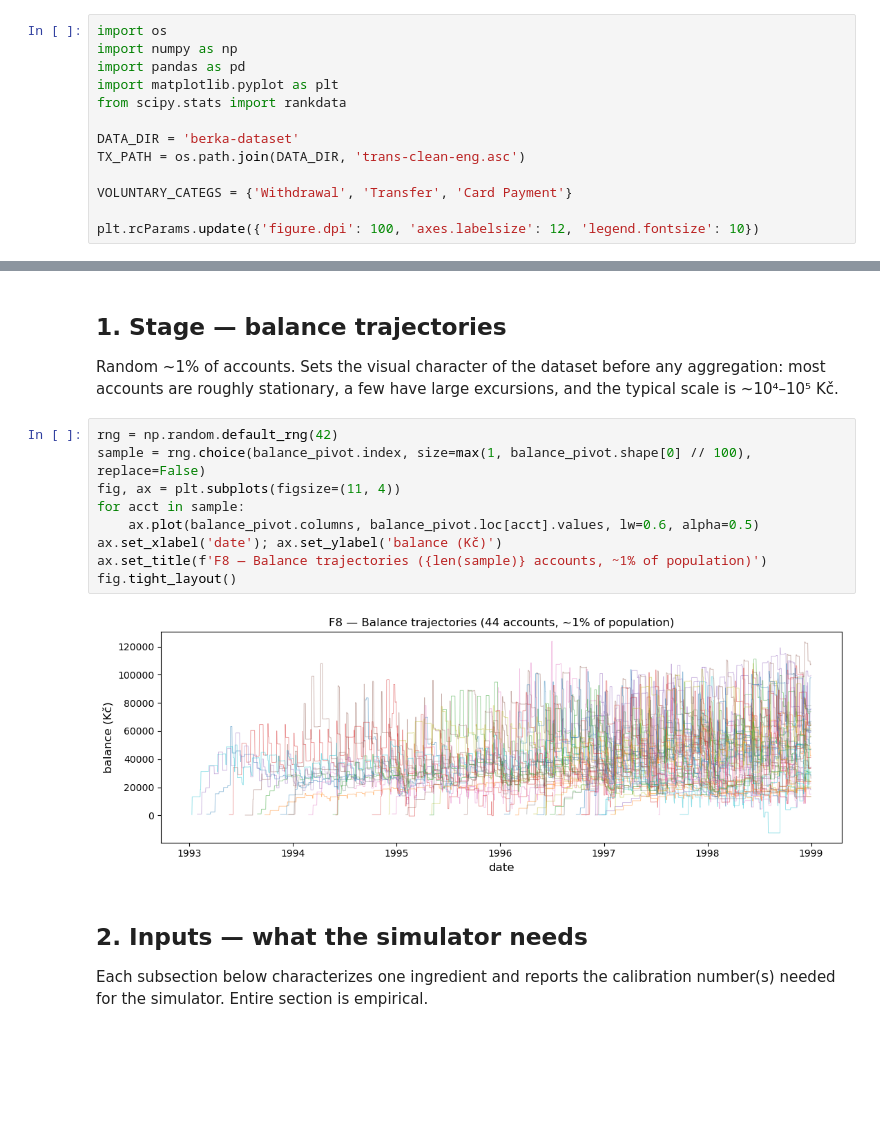
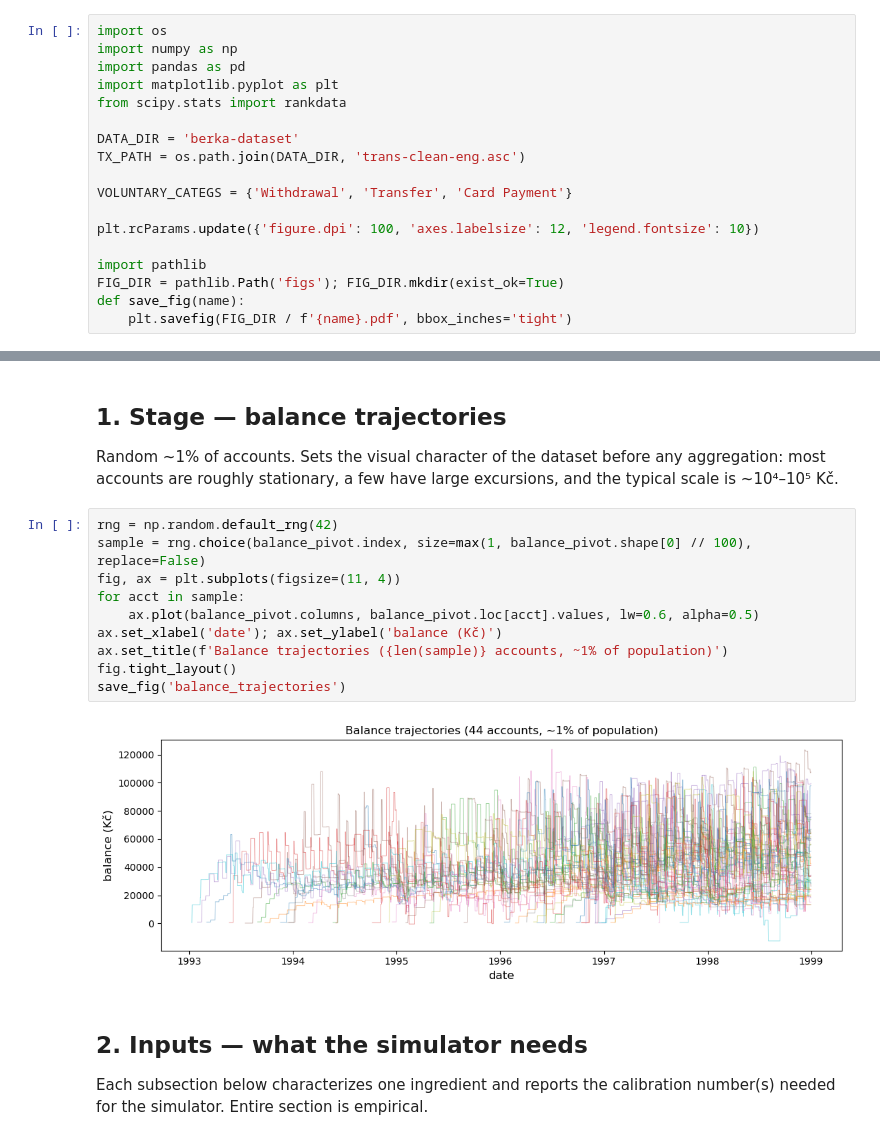
Before and after one commit to carolinamattsson/transactions, a Jupyter notebook: berka/empirical_analysis.ipynb, the cells around one changed output, grey strips where cells are left out. Drawn from its saved outputs; the diff is of its cells as text; blank space fills up the shorter version.

```diff
--- a/berka/empirical_analysis.ipynb
+++ b/berka/empirical_analysis.ipynb
@@ -25,6 +26,11 @@ TX_PATH = os.path.join(DATA_DIR, 'trans-clean-eng.asc')
 VOLUNTARY_CATEGS = {'Withdrawal', 'Transfer', 'Card Payment'}
 
 plt.rcParams.update({'figure.dpi': 100, 'axes.labelsize': 12, 'legend.fontsize': 10})
+
+import pathlib
+FIG_DIR = pathlib.Path('figs'); FIG_DIR.mkdir(exist_ok=True)
+def save_fig(name):
+    plt.savefig(FIG_DIR / f'{name}.pdf', bbox_inches='tight')
 # %%
 from scipy.stats import poisson as _poisson_dist
 from scipy.stats import lognorm as _lognorm_dist
@@ -290,14 +296,15 @@ Random ~1% of accounts. Sets the visual character of the dataset before any aggr
 # %%
 rng = np.random.default_rng(42)
 sample = rng.choice(balance_pivot.index, size=max(1, balance_pivot.shape[0] // 100), replace=False)
 fig, ax = plt.subplots(figsize=(11, 4))
 for acct in sample:
     ax.plot(balance_pivot.columns, balance_pivot.loc[acct].values, lw=0.6, alpha=0.5)
 ax.set_xlabel('date'); ax.set_ylabel('balance (Kč)')
-ax.set_title(f'F8 — Balance trajectories ({len(sample)} accounts, ~1% of population)')
+ax.set_title(f'Balance trajectories ({len(sample)} accounts, ~1% of population)')
 fig.tight_layout()
+save_fig('balance_trajectories')
 # %% [output]
-[figure, old version]
+[figure, new version]
 # %% [markdown]
 ## 2. Inputs — what the simulator needs
 
```
Also changed, not shown: parts of 33 cells of this notebook, 17 other files.
